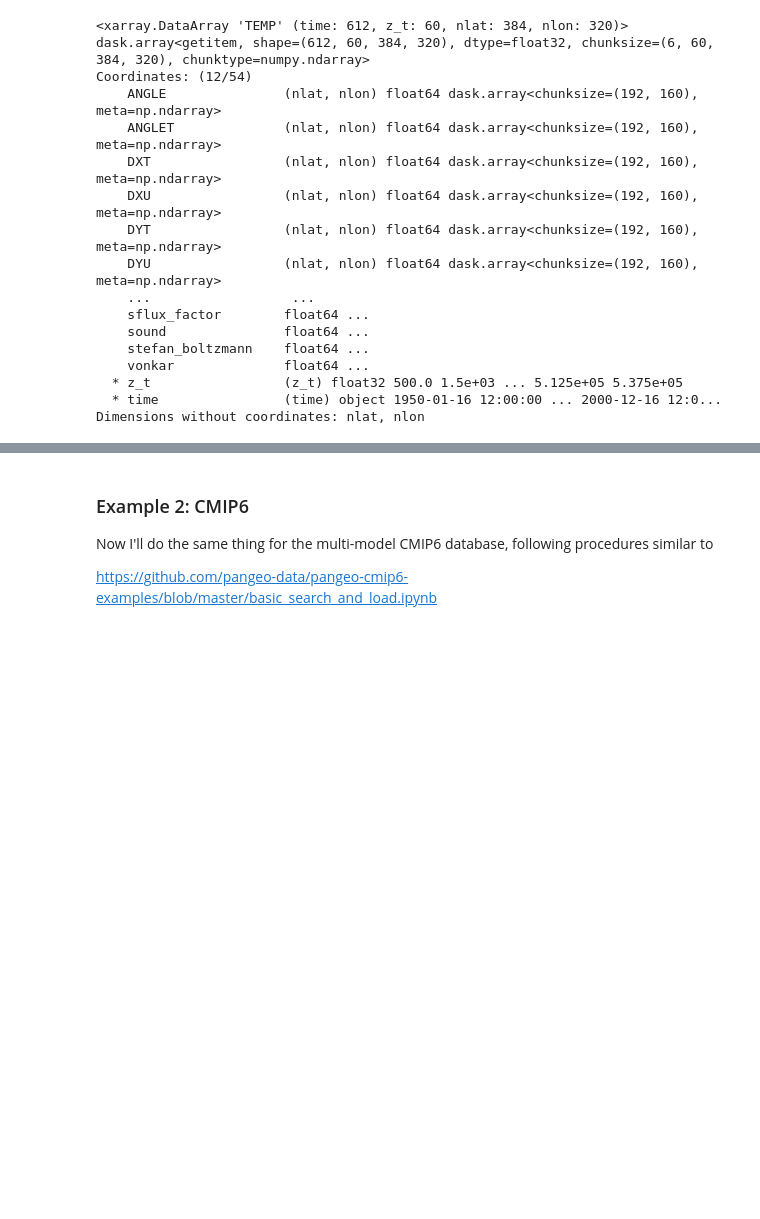
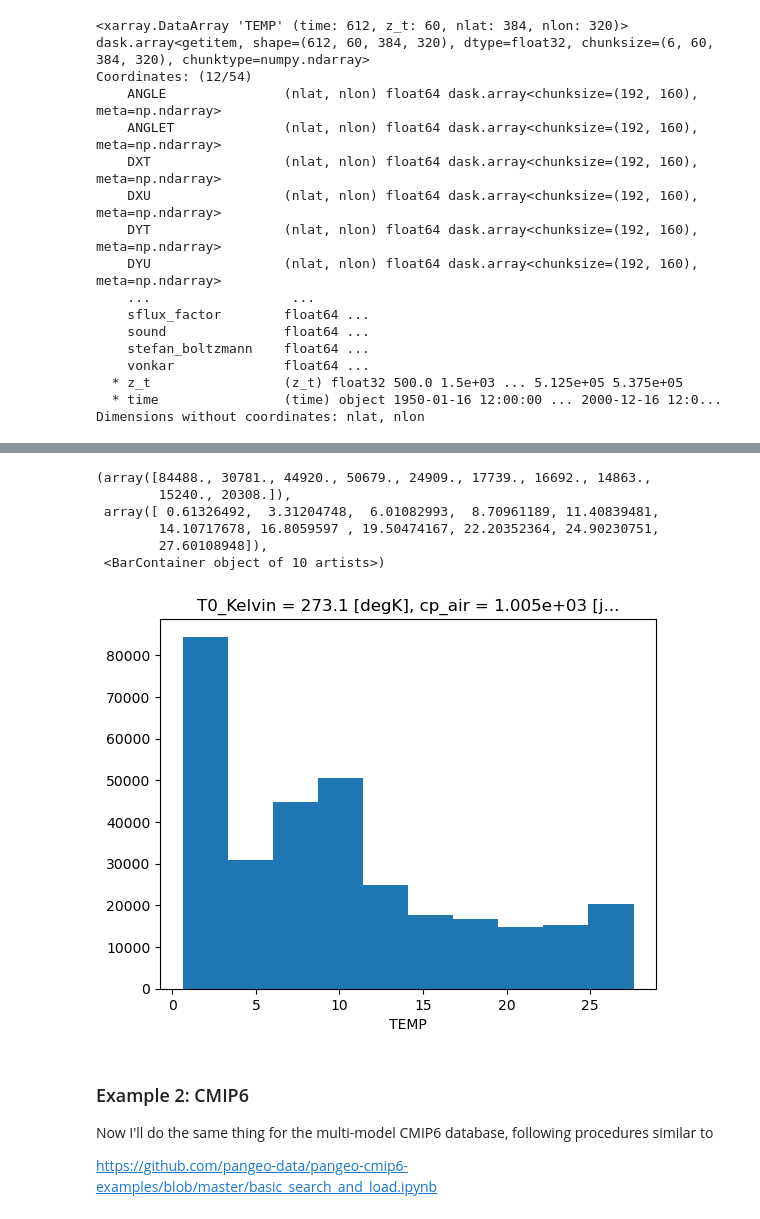
Before and after one commit to olleholt/toolkit, a Jupyter notebook: test_notebooks/Diana-scratch.ipynb, the cells around one changed output, grey strips where cells are left out. Drawn from its saved outputs; the diff is of its cells as text; code cells hidden in the pictures; blank space fills up the shorter version.

```diff
--- a/test_notebooks/Diana-scratch.ipynb
+++ b/test_notebooks/Diana-scratch.ipynb
@@ -206,12 +206,13 @@ Dimensions without coordinates: nlat, nlon
 # %%
 # Define the coordinates of the sanctuary boundaries
 sanctuary_boundaries = {
-    'TLAT': slice(-120.64208, -118.90879),  # Longitude range
-    'TLONG': slice(33.36241, 34.20492)       # Latitude range
+    'nlat': slice(200,300),  # Longitude range
+    'nlon': slice(200,260)       # Latitude range
 }
 
 # Subset the merged dataset to include data within the sanctuary boundaries
 ds_20C_sanctuary = ds_20C_merged_mean.sel(**sanctuary_boundaries)
 
 # Now you can continue analyzing or plotting the data within the sanctuary boundaries
+ds_20C_sanctuary
 # %% [output]
@@ -219,3 +236,20 @@ KeyError: "no index found for coordinate 'TLAT'"
+# %%
+# #slice for times between 1950 to 2000
+ds_20C_sanctuary_mean = ds_20C_sanctuary.sel(time=slice("1950", "2000")) #took out SST
+ds_20C_sanctuary_mean.squeeze()
+
+# #slice for just 1950-03
+# test_1950 = ds_20C_sanctuary_mean.sel(time='1950')
+# test_2000 = ds_20C_sanctuary_mean.sel(time='2000-03')
+# test_2000.TEMP.plot()
+# %% [output]
+(array([84488., 30781., 44920., 50679., 24909., 17739., 16692., 14863.,
+        15240., 20308.]),
+ array([ 0.61326492,  3.31204748,  6.01082993,  8.70961189, 11.40839481,
+        14.10717678, 16.8059597 , 19.50474167, 22.20352364, 24.90230751,
+        27.60108948]),
+ <BarContainer object of 10 artists>)
+[figure, added]
 # %% [markdown]
 ### Example 2: CMIP6
 
```
Also changed, not shown: parts of 8 cells of this notebook.
